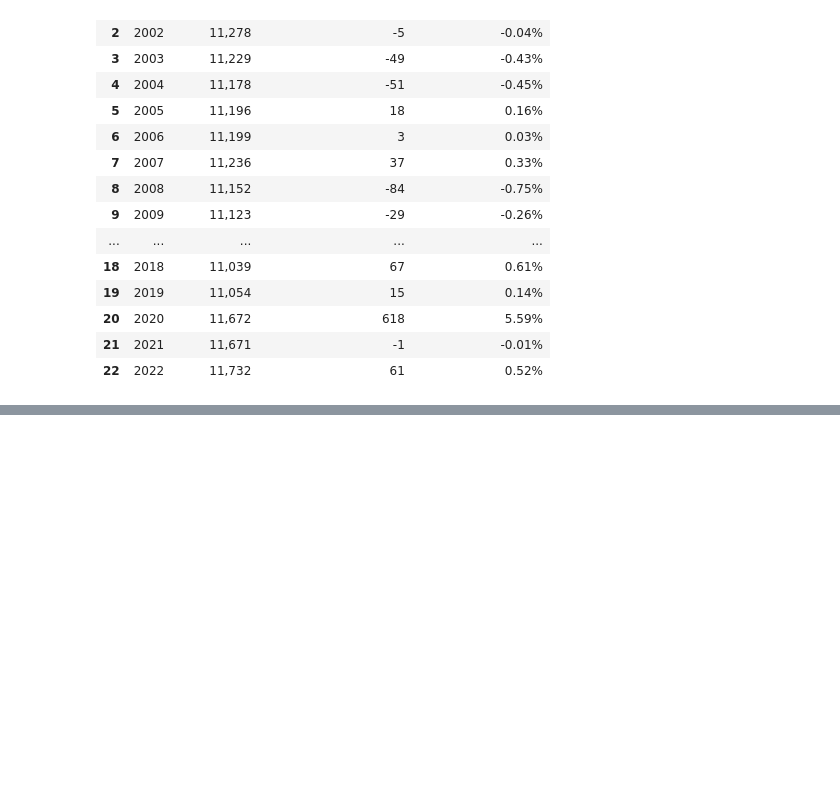
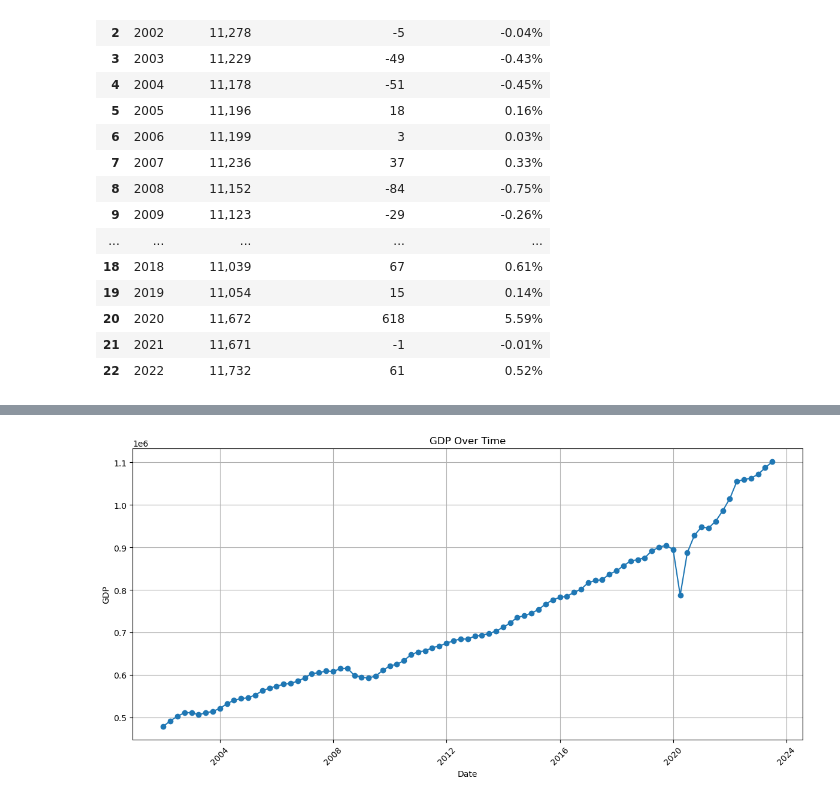
Before and after one commit to MarwanH7/Energy_Consumption_Forecasting_Dashboard, a Jupyter notebook: Notebooks/01_data_collection_preprocessing.ipynb, the cells around one changed output, grey strips where cells are left out. Saved outputs shown, nothing was run; the diff lists cells and outputs as text; code cells hidden in the pictures; blank space fills up the shorter version.

```diff
--- a/Notebooks/01_data_collection_preprocessing.ipynb
+++ b/Notebooks/01_data_collection_preprocessing.ipynb
@@ -460,0 +561,12 @@ df_pop.head(30)
+# %%
+# Reset index to make the current index column a regular column
+df_gdp.reset_index(inplace=True)
+
+# Drop the unnamed index column
+df_gdp.drop(columns=[df_gdp.columns[0]], inplace=True)
+
+# Rename the 'index' column to 'Year'
+df_gdp.rename(columns={'index': 'Year', 19: 'GDP'}, inplace=True)
+
+# Display the modified DataFrame
+df_gdp.head(10)
@@ -460,0 +636,9 @@ df_pop.head(30)
+# %%
+# Drop the 'Year' column
+df_gdp = df_gdp.drop(columns=['Year'])
+
+# Set the 'Date' column as the index
+df_gdp = df_gdp.set_index('Date')
+
+# Check the updated DataFrame
+print(df_gdp.head())
@@ -460,0 +663,5 @@ df_pop.head(30)
+# %%
+## Filter data from 2002 onwards
+
+df_gdp = df_gdp.loc['2002':]
+df_gdp.head(50)
@@ -460,0 +702,3 @@ df_pop.head(30)
+# %%
+## Convert the GDP column to float
+df_gdp['GDP'] = df_gdp['GDP'].str.replace(',', '').astype(float)
@@ -460,0 +723,15 @@ df_pop.head(30)
+# %%
+import matplotlib.pyplot as plt
+
+# Plot GDP over time
+plt.figure(figsize=(12, 6))
+plt.plot(df_gdp.index, df_gdp['GDP'], marker='o', linestyle='-')
+plt.title('GDP Over Time')
+plt.xlabel('Date')
+plt.ylabel('GDP')
+plt.grid(True)
+plt.xticks(rotation=45)
+plt.tight_layout()
+plt.show()
+# %% [output]
+[figure, added]
```
Also changed, not shown: parts of 41 cells of this notebook.
